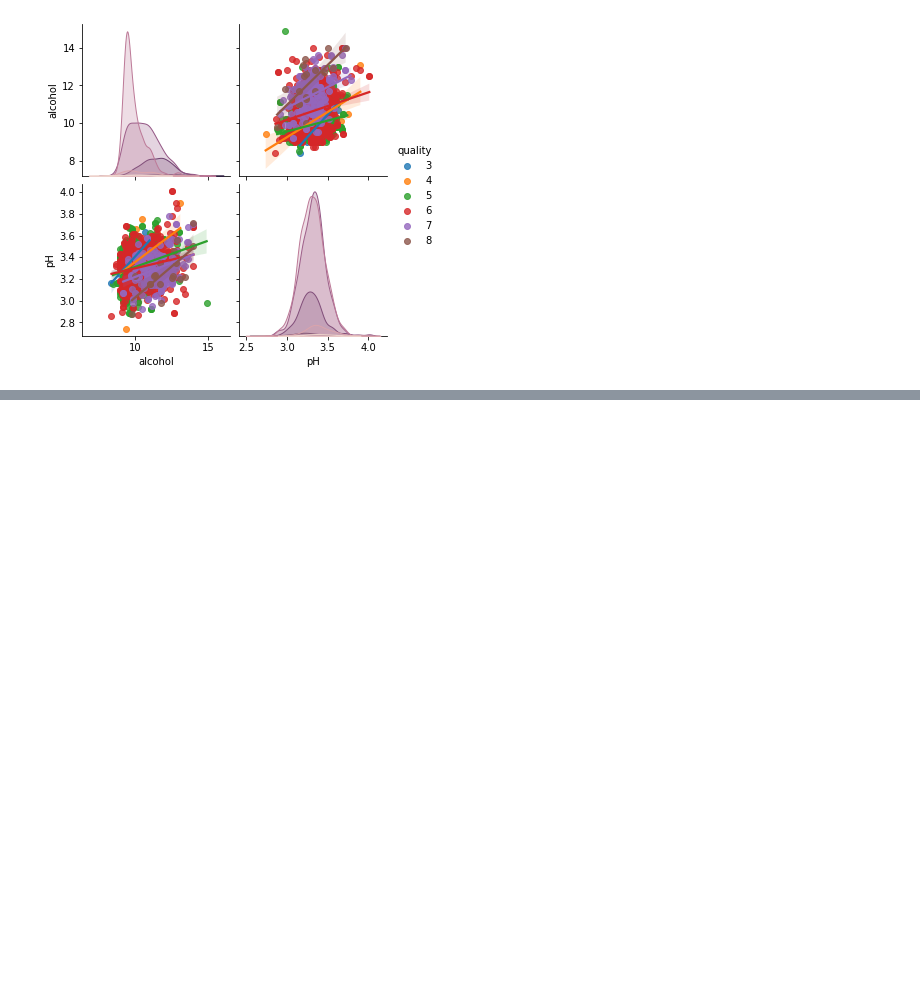
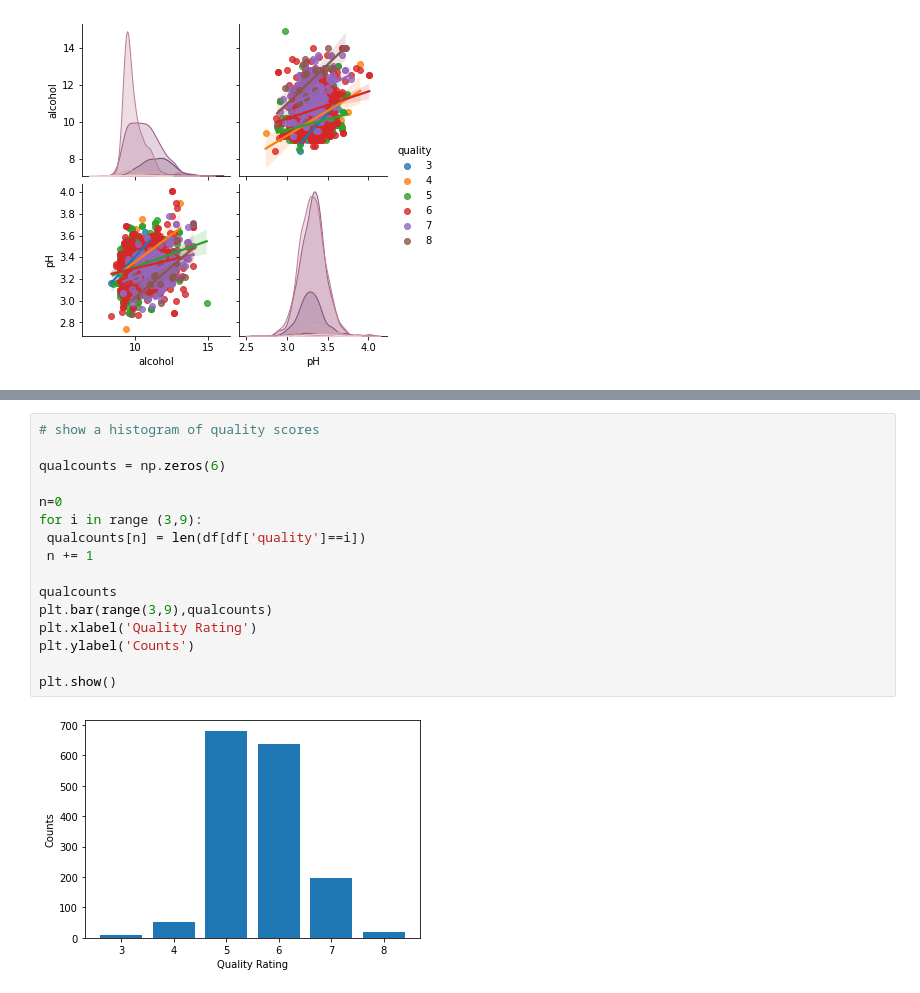
Before and after one commit to npinak/Python-Projects, a Jupyter notebook: Statistics_Not-Complete/Statistics.ipynb, the cells around one changed output, grey strips where cells are left out. Saved outputs shown, nothing was run; the diff lists cells and outputs as text; blank space fills up the shorter version.

```diff
--- a/Statistics_Not-Complete/Statistics.ipynb
+++ b/Statistics_Not-Complete/Statistics.ipynb
@@ -90,0 +113,18 @@ plt.show()
+# %%
+# show a histogram of quality scores
+
+qualcounts = np.zeros(6)
+
+n=0
+for i in range (3,9):
+ qualcounts[n] = len(df[df['quality']==i])
+ n += 1
+
+qualcounts
+plt.bar(range(3,9),qualcounts)
+plt.xlabel('Quality Rating')
+plt.ylabel('Counts')
+
+plt.show()
+# %% [output]
+[figure, added]
```
Also changed, not shown: parts of 4 cells of this notebook.
